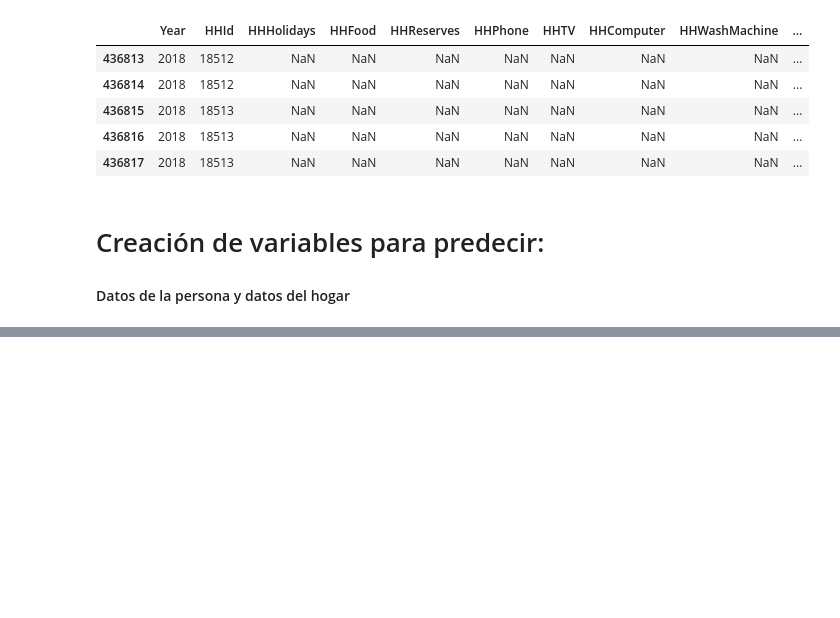
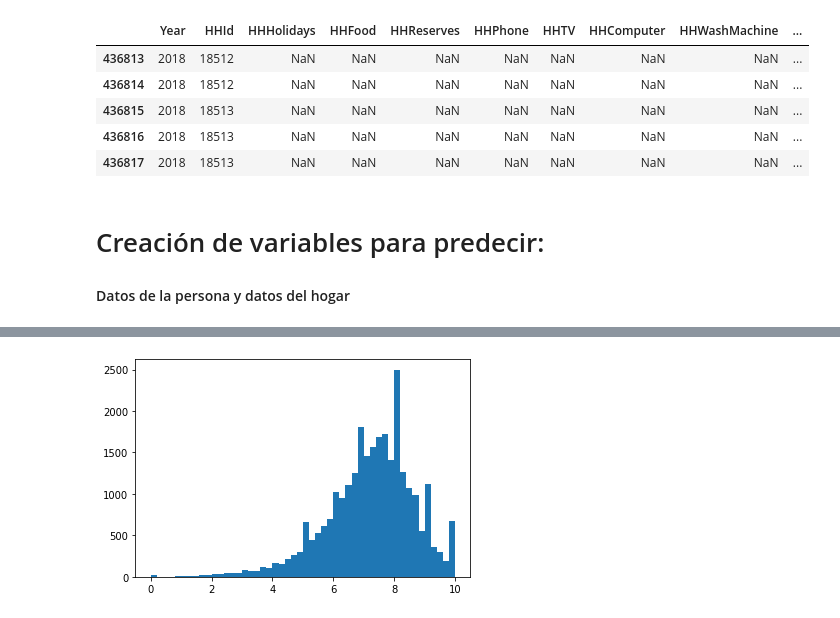
Before and after one commit to mariaferrol1988/TFM_MasterDataSciences, a Jupyter notebook: Data/data_preparation.ipynb, the cells around one changed output, grey strips where cells are left out. Saved outputs shown, nothing was run; the diff lists cells and outputs as text; code cells hidden in the pictures; blank space fills up the shorter version.

```diff
--- a/Data/data_preparation.ipynb
+++ b/Data/data_preparation.ipynb
@@ -589,0 +632,5 @@ cronbach_alpha(df_hap[['FFTense','FFDown','FFCalm','FFDepressed','FFHappy']])
+# %%
+plt.hist(dfFinal['LifeSatisfaction2'], bins = 50)
+plt.show()
+# %% [output]
+[figure, added]
```
Also changed, not shown: parts of 10 cells of this notebook.
